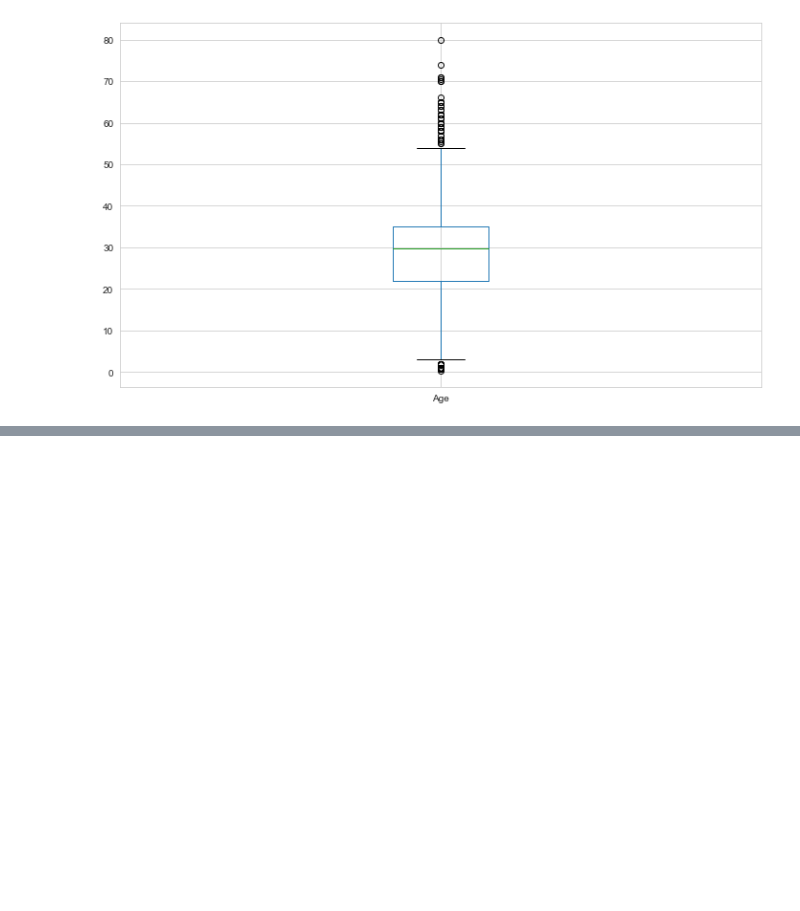
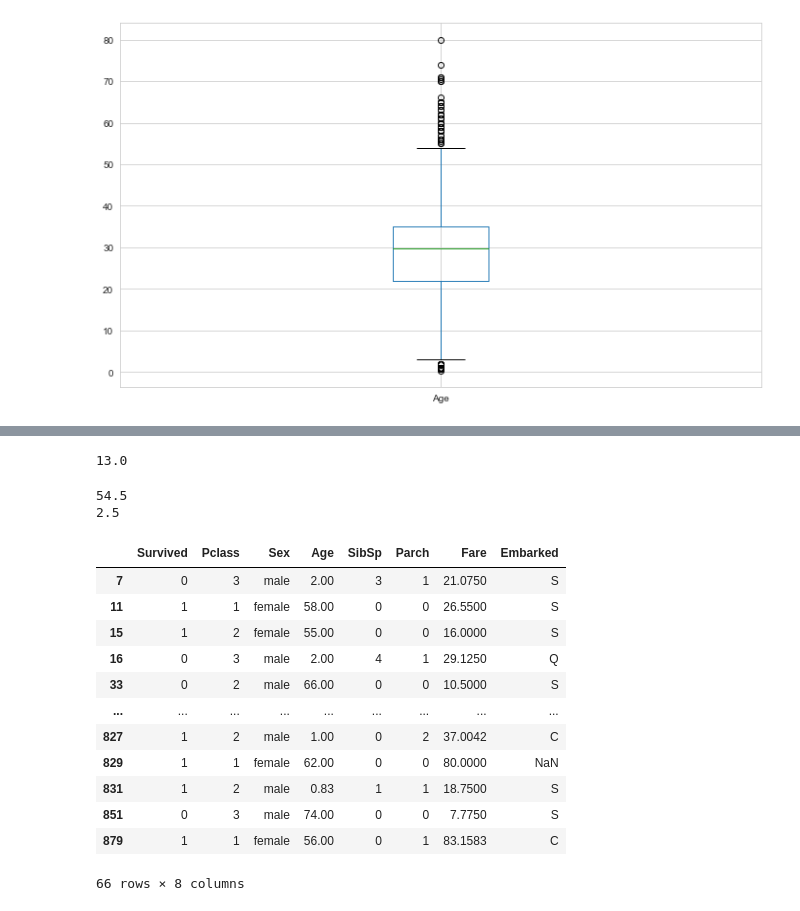
Before and after one commit to parjanyahk/titanicDataEda, a Jupyter notebook: titaniceda.ipynb, the cells around one changed output, grey strips where cells are left out. Saved outputs shown, nothing was run; the diff lists cells and outputs as text; code cells hidden in the pictures; blank space fills up the shorter version.

```diff
--- a/titaniceda.ipynb
+++ b/titaniceda.ipynb
@@ -341,0 +357,31 @@ sns.heatmap(train_cleaned.isnull(), yticklabels= False)
+# %%
+IQR_Age = train_cleaned['Age'].quantile(0.75) - train_cleaned['Age'].quantile(0.25)
+print(IQR_Age)
+# %% [output]
+13.0
+# %%
+Upper_OutlierLimit_Age = train_cleaned['Age'].quantile(0.75) + 1.5*IQR_Age
+Lower_OutlierLimit_Age = train_cleaned['Age'].quantile(0.25) - 1.5*IQR_Age
+print(Upper_OutlierLimit_Age)
+print(Lower_OutlierLimit_Age)
+# %% [output]
+54.5
+2.5
+# %%
+OutlierValues_Age = train_cleaned[(train_cleaned['Age']>=Upper_OutlierLimit_Age) | (train_cleaned['Age']<=Lower_OutlierLimit_Age)]
+# %%
+OutlierValues_Age
+# %% [output]
+|  | Survived | Pclass | Sex | Age | SibSp | Parch | Fare | Embarked |
+| 7 | 0 | 3 | male | 2.00 | 3 | 1 | 21.0750 | S |
+| 11 | 1 | 1 | female | 58.00 | 0 | 0 | 26.5500 | S |
+| 15 | 1 | 2 | female | 55.00 | 0 | 0 | 16.0000 | S |
+| 16 | 0 | 3 | male | 2.00 | 4 | 1 | 29.1250 | Q |
+| 33 | 0 | 2 | male | 66.00 | 0 | 0 | 10.5000 | S |
+| ... | ... | ... | ... | ... | ... | ... | ... | ... |
+| 827 | 1 | 2 | male | 1.00 | 0 | 2 | 37.0042 | C |
+| 829 | 1 | 1 | female | 62.00 | 0 | 0 | 80.0000 | NaN |
+| 831 | 1 | 2 | male | 0.83 | 1 | 1 | 18.7500 | S |
+| 851 | 0 | 3 | male | 74.00 | 0 | 0 | 7.7750 | S |
+| 879 | 1 | 1 | female | 56.00 | 0 | 1 | 83.1583 | C |
+66 rows × 8 columns
```
Also changed, not shown: parts of 9 cells of this notebook.
